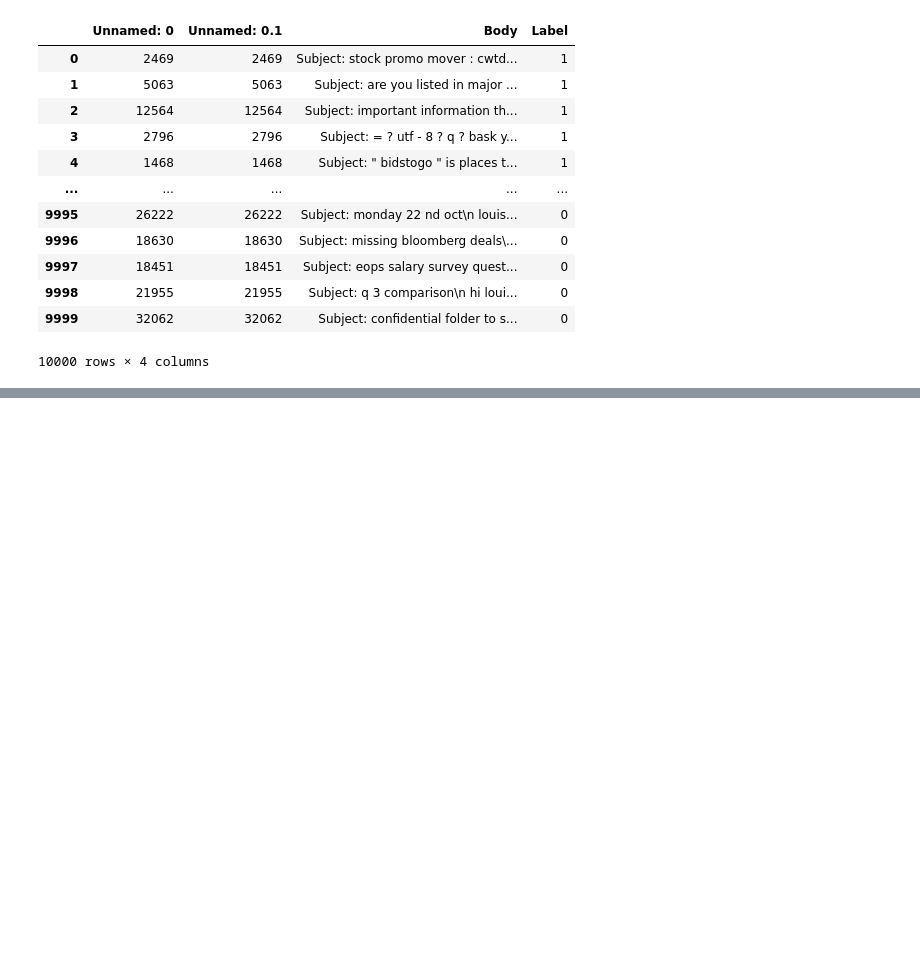
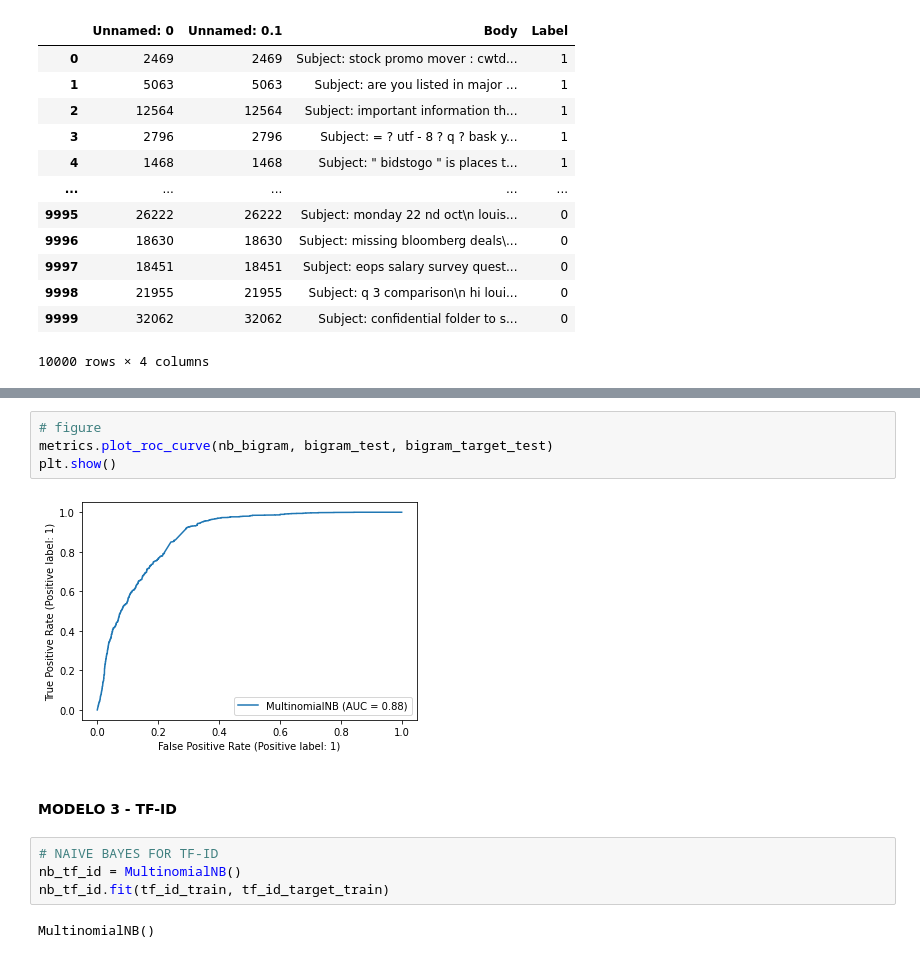
Before and after one commit to sergiomarchena16/lab_02_spam, a Jupyter notebook: lab2_SPAM.ipynb, the cells around one changed output, grey strips where cells are left out. Cells and saved outputs as stored; diff of their text form; blank space fills up the shorter version.

```diff
--- a/lab2_SPAM.ipynb
+++ b/lab2_SPAM.ipynb
@@ -266,0 +458,14 @@ df
+# %%
+# figure
+metrics.plot_roc_curve(nb_bigram, bigram_test, bigram_target_test)
+plt.show()
+# %% [output]
+[figure, added]
+# %% [markdown]
+#### MODELO 3 - TF-ID
+# %%
+# NAIVE BAYES FOR TF-ID
+nb_tf_id = MultinomialNB()
+nb_tf_id.fit(tf_id_train, tf_id_target_train)
+# %% [output]
+MultinomialNB()
```
Also changed, not shown: parts of 66 cells of this notebook.
